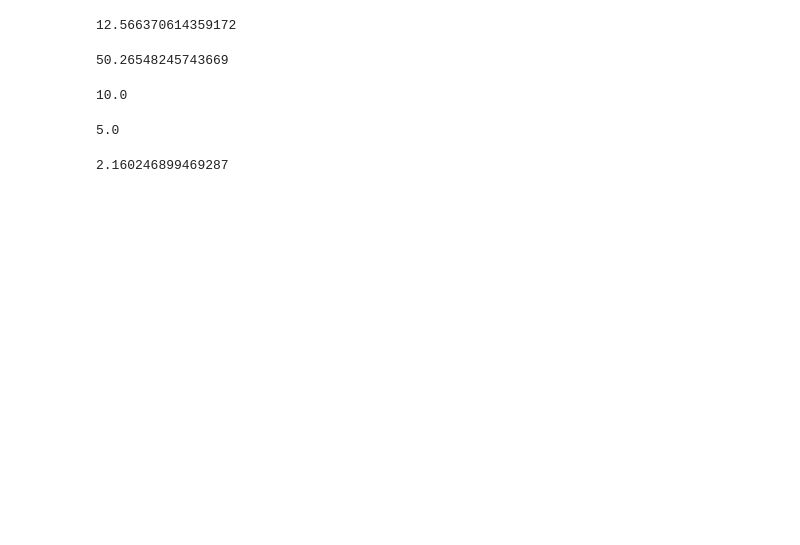
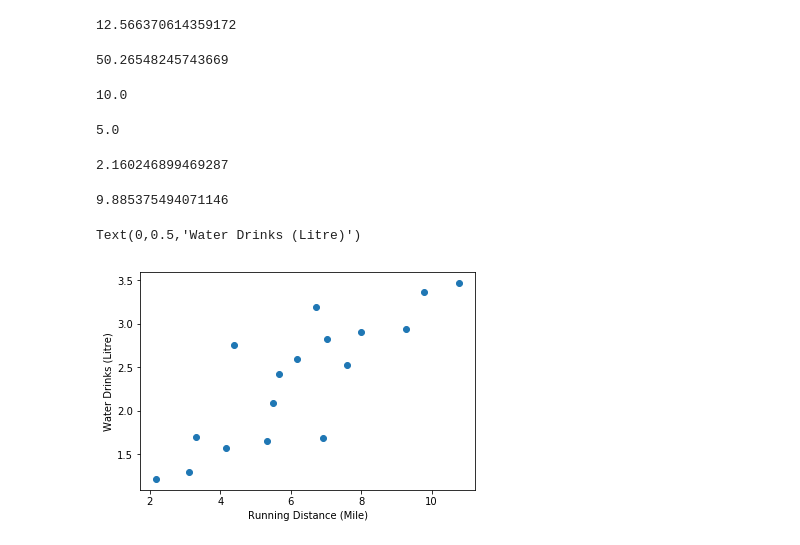
Before and after one commit to Mintri1199/Quantitative-Literacy, a Jupyter notebook: formulas.ipynb, the cells around one changed output. Drawn from its saved outputs; the diff is of its cells as text; code cells hidden in the pictures; blank space fills up the shorter version.

```diff
--- a/formulas.ipynb
+++ b/formulas.ipynb
@@ -42,3 +44,33 @@ def std_deviation(n):
 print(std_deviation([2,3,4,6,7,8]))
 # %% [output]
 2.160246899469287
+# %%
+data = np.array([1, 3, 5, 2, 3, 7, 8, 4, 10, 0, 6, 7, 3, 0, 3, 0, 5, 7, 10, 1, 4, 9, 3])
+
+def variance(data):
+    m = mean_formula(data)
+    s = 0
+    for xi in data:
+        s+= (xi - m)**2
+
+    return s / (len(data) - 1)
+
+print(variance(data))
+# %% [output]
+9.885375494071146
+# %%
+# Variance Application
+# Running Distance in Mile
+X = np.array([3.3,4.4,5.5,6.71,6.93,4.168,9.779,6.182,7.59,2.167,
+                         7.042,10.791,5.313,7.997,5.654,9.27,3.1])
+
+# Water Drinks in Litre
+Y = np.array([1.7,2.76,2.09,3.19,1.694,1.573,3.366,2.596,2.53,1.221,
+                         2.827,3.465,1.65,2.904,2.42,2.94,1.3])
+
+plt.scatter(X, Y)
+plt.xlabel('Running Distance (Mile)')
+plt.ylabel('Water Drinks (Litre)')
+# %% [output]
+Text(0,0.5,'Water Drinks (Litre)')
+[figure, added]
```
Also changed, not shown: parts of 9 cells of this notebook, 2 other files.
